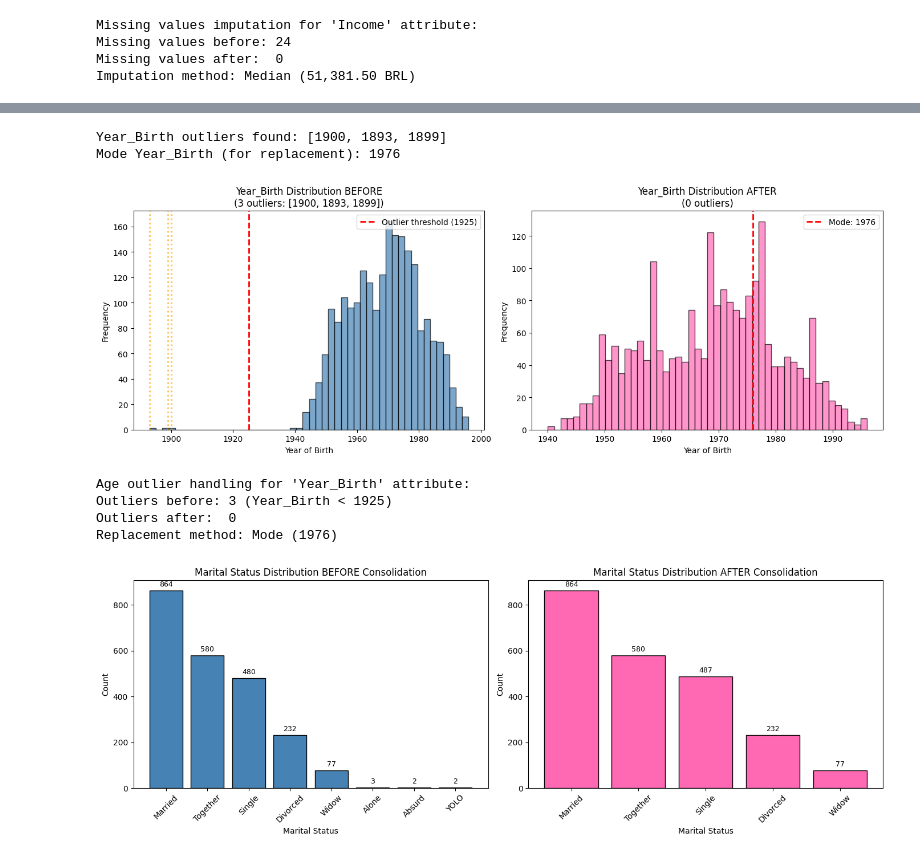
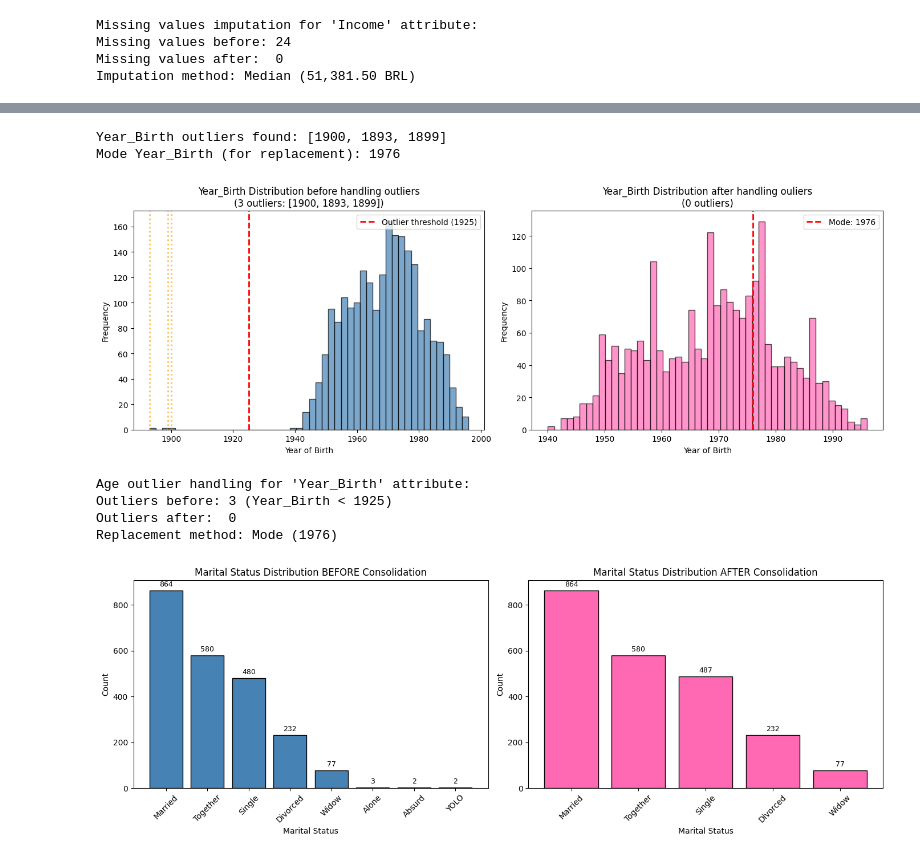
Before and after one commit to dasha-alekseenkova/Business-Intelligence_Lab3, a Jupyter notebook: Cyclists_251201.ipynb, the cells around one changed output, grey strips where cells are left out. Saved outputs shown, nothing was run; the diff lists cells and outputs as text; code cells hidden in the pictures.

```diff
--- a/Cyclists_251201.ipynb
+++ b/Cyclists_251201.ipynb
@@ -1411,10 +1412,13 @@ transform_columns = {
 spending_columns = ['MntWines', 'MntFruits', 'MntMeatProducts',
                    'MntFishProducts', 'MntSweetProducts', 'MntGoldProds']
 
+# Drop excluded columns from ifood_df
+#data selection part
+ifood_df = ifood_df.drop(columns=excluded_columns)
+ifood_df.head()
 end_time_select = now()
-
-print(f"Excluded: {excluded_columns}")
-print(f"Target: TotalSpending = sum({spending_columns})")
+print(f"Dropped columns: {excluded_columns}")
+print(f"Remaining columns: {ifood_df.shape[1]}")
 #############################################
 # Documentation: Select Data Activity
 #############################################
@@ -1585,7 +1664,7 @@ plt.axvline(1925, color='red', linestyle='--', linewidth=2, label='Outlier thres
 if outlier_count_before > 0:
     for year in outliers_before.unique():
         plt.axvline(year, color='orange', linestyle=':', linewidth=2, alpha=0.7)
-plt.title(f'Year_Birth Distribution BEFORE\n({outlier_count_before} outliers: {[int(x) for x in outliers_before.unique()]})', fontsize=12)
+plt.title(f'Year_Birth Distribution before handling outliers\n({outlier_count_before} outliers: {[int(x) for x in outliers_before.unique()]})', fontsize=12)
 plt.xlabel('Year of Birth')
 plt.ylabel('Frequency')
 plt.legend()
@@ -1607,7 +1686,7 @@ outlier_count_after = len(outliers_after)
 plt.subplot(1, 2, 2)
 plt.hist(ifood_df['Year_Birth'], bins=50, color='hotpink', edgecolor='black', alpha=0.7)
 plt.axvline(year_birth_mode, color='red', linestyle='--', linewidth=2, label=f'Mode: {int(year_birth_mode)}')
-plt.title(f'Year_Birth Distribution AFTER\n({outlier_count_after} outliers)', fontsize=12)
+plt.title(f'Year_Birth Distribution after handling ouliers\n({outlier_count_after} outliers)', fontsize=12)
 plt.xlabel('Year of Birth')
 plt.ylabel('Frequency')
 plt.legend()
@@ -1638,34 +1717,34 @@ handle_age_activity = [
     f':handle_age_outliers rdf:type prov:Activity .',
     f':handle_age_outliers sc:isPartOf :data_preparation_phase .',
     f':handle_age_outliers rdfs:label "Task 3.2.2 - Handle Age Outliers" .',
     f':handle_age_outliers rdfs:comment """{age_comment}""" .',
     f':handle_age_outliers prov:startedAtTime "{start_time_age}"^^xsd:dateTime .',
     f':handle_age_outliers prov:endedAtTime "{end_time_age}"^^xsd:dateTime .',
 
     # Executor association
     f':handle_age_outliers prov:qualifiedAssociation :{age_ass_uuid_executor} .',
     f':{age_ass_uuid_executor} prov:agent :{executed_by} .',
     f':{age_ass_uuid_executor} rdf:type prov:Association .',
     f':{age_ass_uuid_executor} prov:hadRole :{code_executor_role} .',
 
     # Writer association
     f':handle_age_outliers prov:qualifiedAssociation :{age_ass_uuid_writer} .',
     f':{age_ass_uuid_writer} prov:agent :{clean_age_code_writer} .',
     f':{age_ass_uuid_writer} rdf:type prov:Association .',
     f':{age_ass_uuid_writer} prov:hadRole :{code_writer_role} .',
 
     # Input/Output entities
     f':handle_age_outliers prov:used :income_imputed_data .',
     f':age_cleaned_data rdf:type prov:Entity .',
     f':age_cleaned_data prov:wasGeneratedBy :handle_age_outliers .',
     f':age_cleaned_data prov:wasDerivedFrom :income_imputed_data .',
     f':age_cleaned_data rdfs:label "Age Outliers Cleaned Dataset" .',
 ]
 engine.insert(handle_age_activity, prefixes=prefixes)
 # %% [output]
 Year_Birth outliers found: [1900, 1893, 1899]
 Mode Year_Birth (for replacement): 1976
-[figure, old version]
+[figure, new version]
 Age outlier handling for 'Year_Birth' attribute:
 Outliers before: 3 (Year_Birth < 1925)
 Outliers after:  0
```
Also changed, not shown: parts of 11 cells of this notebook.
